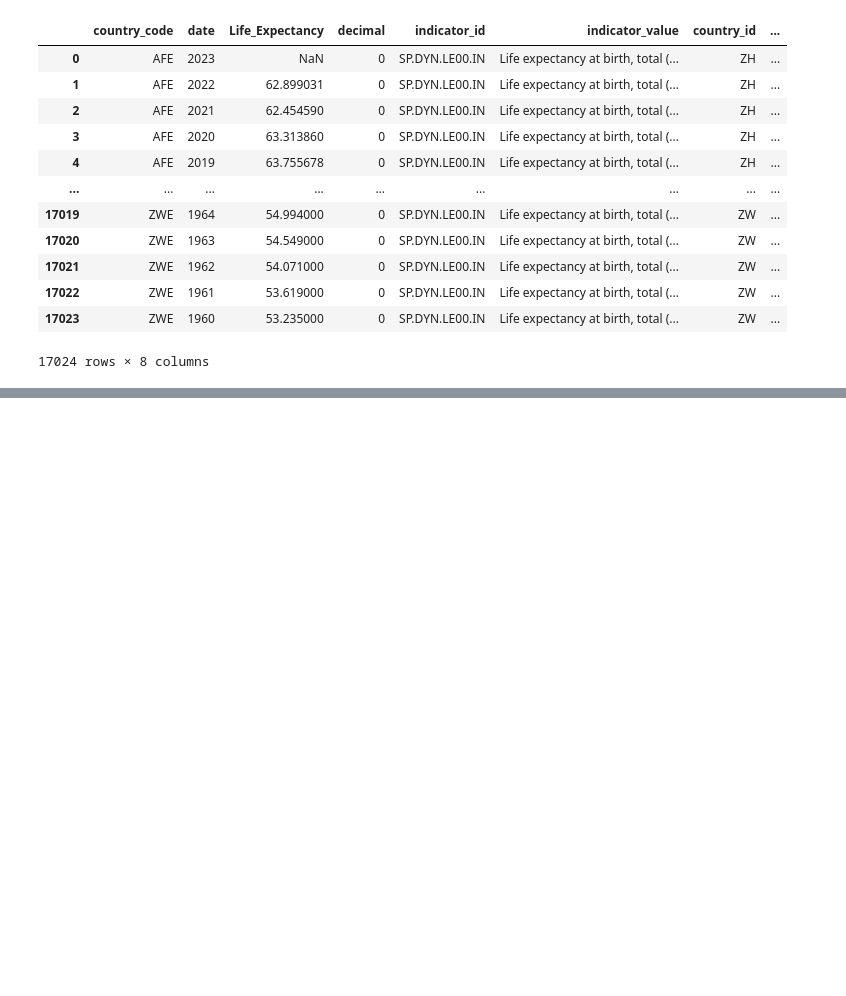
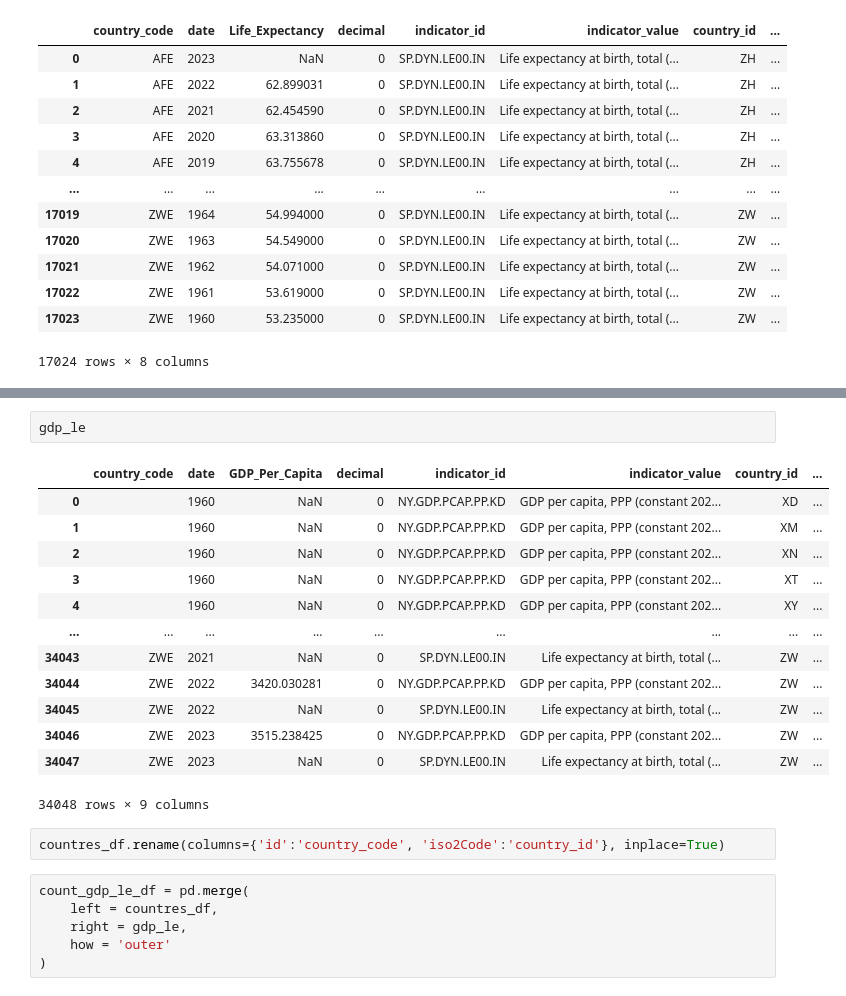
Before and after one commit to nss-data-science-cohort-8/api-exercise-msmith89-wq, a Jupyter notebook: notebooks/API Exercise.ipynb, the cells around one changed output, grey strips where cells are left out. Drawn from its saved outputs; the diff is of its cells as text; blank space fills up the shorter version.

```diff
--- a/notebooks/API Exercise.ipynb
+++ b/notebooks/API Exercise.ipynb
@@ -179,0 +246,24 @@ leres
+# %%
+gdp_le
+# %% [output]
+|  | country_code | date | GDP_Per_Capita | decimal | indicator_id | indicator_value | country_id | ... |
+| 0 |  | 1960 | NaN | 0 | NY.GDP.PCAP.PP.KD | GDP per capita, PPP (constant 202... | XD | ... |
+| 1 |  | 1960 | NaN | 0 | NY.GDP.PCAP.PP.KD | GDP per capita, PPP (constant 202... | XM | ... |
+| 2 |  | 1960 | NaN | 0 | NY.GDP.PCAP.PP.KD | GDP per capita, PPP (constant 202... | XN | ... |
+| 3 |  | 1960 | NaN | 0 | NY.GDP.PCAP.PP.KD | GDP per capita, PPP (constant 202... | XT | ... |
+| 4 |  | 1960 | NaN | 0 | NY.GDP.PCAP.PP.KD | GDP per capita, PPP (constant 202... | XY | ... |
+| ... | ... | ... | ... | ... | ... | ... | ... | ... |
+| 34043 | ZWE | 2021 | NaN | 0 | SP.DYN.LE00.IN | Life expectancy at birth, total (... | ZW | ... |
+| 34044 | ZWE | 2022 | 3420.030281 | 0 | NY.GDP.PCAP.PP.KD | GDP per capita, PPP (constant 202... | ZW | ... |
+| 34045 | ZWE | 2022 | NaN | 0 | SP.DYN.LE00.IN | Life expectancy at birth, total (... | ZW | ... |
+| 34046 | ZWE | 2023 | 3515.238425 | 0 | NY.GDP.PCAP.PP.KD | GDP per capita, PPP (constant 202... | ZW | ... |
+| 34047 | ZWE | 2023 | NaN | 0 | SP.DYN.LE00.IN | Life expectancy at birth, total (... | ZW | ... |
+34048 rows × 9 columns
+# %%
+countres_df.rename(columns={'id':'country_code', 'iso2Code':'country_id'}, inplace=True)
+# %%
+count_gdp_le_df = pd.merge(
+    left = countres_df,
+    right = gdp_le,
+    how = 'outer'
+)
```
Also changed, not shown: parts of 15 cells of this notebook.
